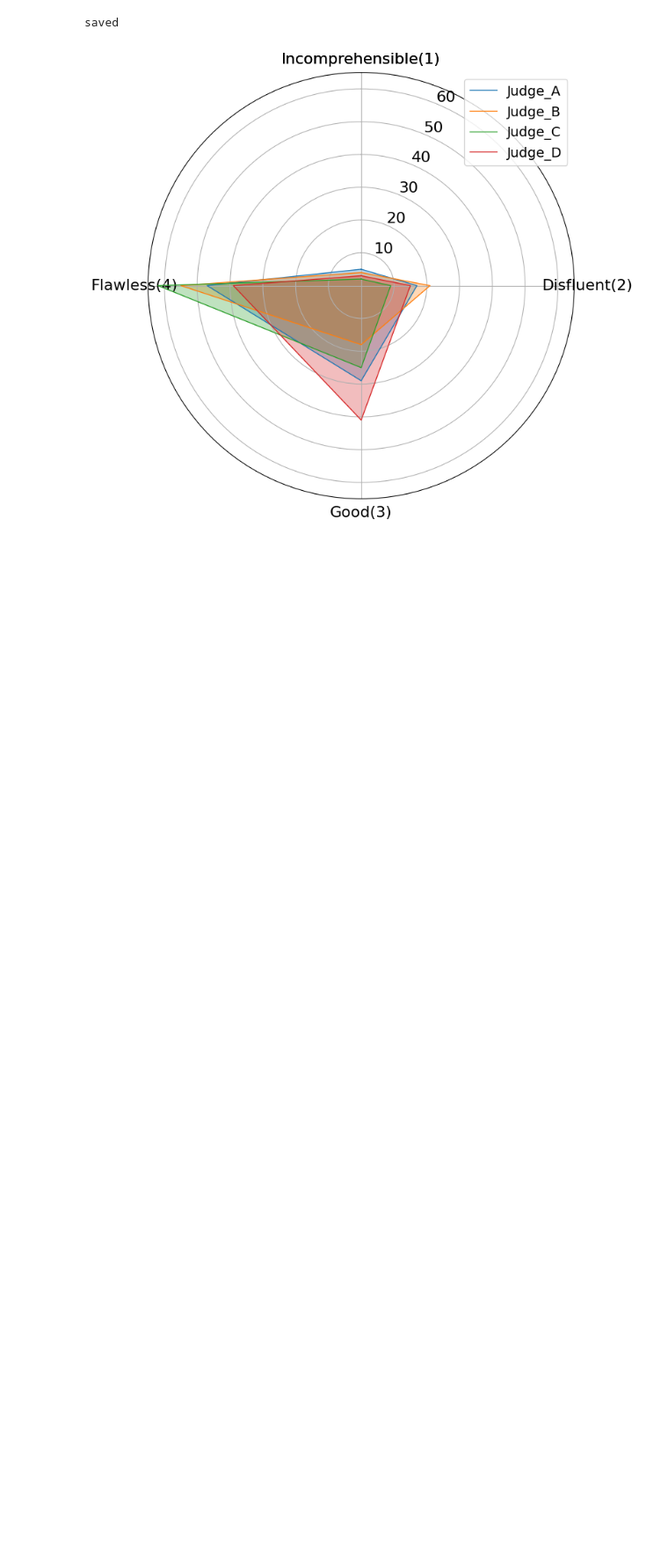
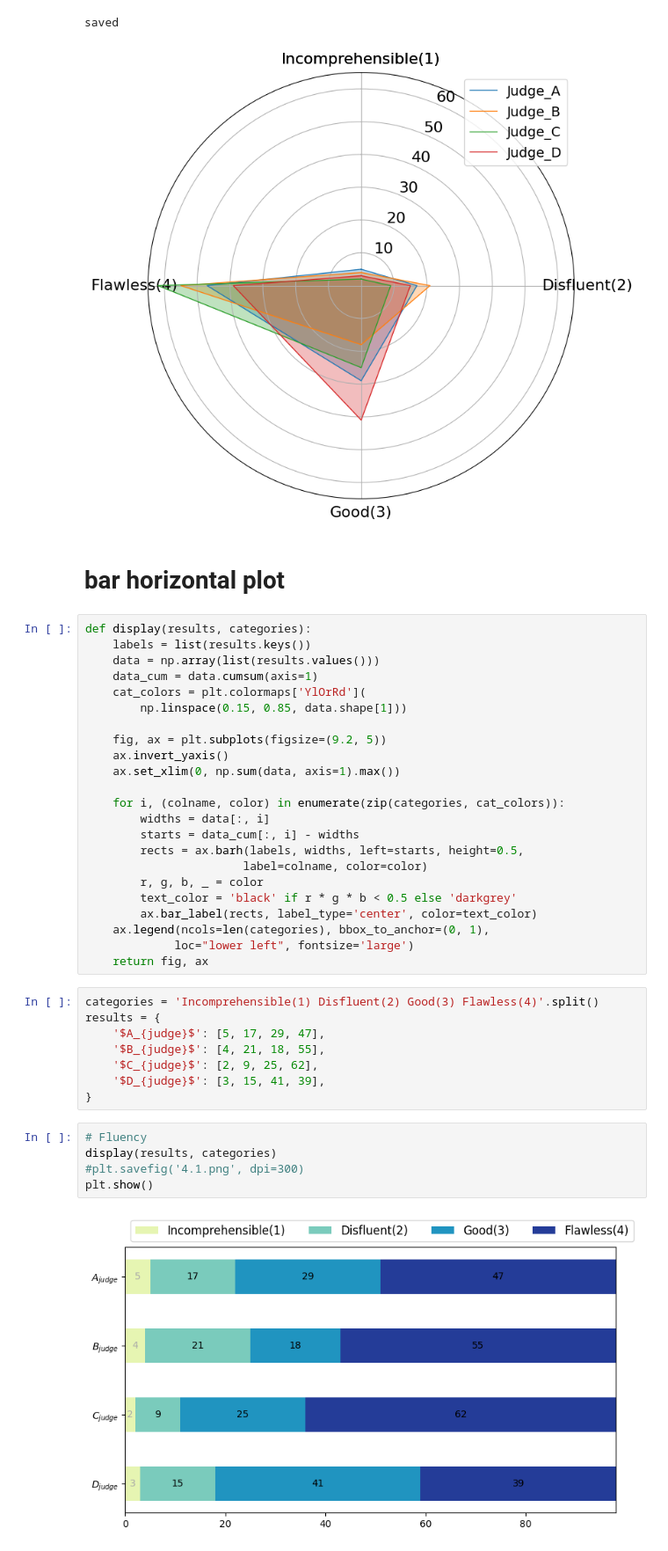
Before and after one commit to trotacodigos/ES-KO_NMT_Evaluation, a Jupyter notebook: display.ipynb, the cells around one changed output. Shown at 88% size. Cells and saved outputs as stored; diff of their text form; blank space fills up the shorter version.

Commit message:
displaying

```diff
--- a/radar_plot.ipynb
+++ b/display.ipynb
@@ -106,3 +108,43 @@ radar_plot(fl_theta, data, fname)
 # %% [output]
 saved
 [figure]
+# %% [markdown]
+# bar horizontal plot
+# %%
+def display(results, categories):
+    labels = list(results.keys())
+    data = np.array(list(results.values()))
+    data_cum = data.cumsum(axis=1)
+    cat_colors = plt.colormaps['YlOrRd'](
+        np.linspace(0.15, 0.85, data.shape[1]))
+
+    fig, ax = plt.subplots(figsize=(9.2, 5))
+    ax.invert_yaxis()
+    ax.set_xlim(0, np.sum(data, axis=1).max())
+
+    for i, (colname, color) in enumerate(zip(categories, cat_colors)):
+        widths = data[:, i]
+        starts = data_cum[:, i] - widths
+        rects = ax.barh(labels, widths, left=starts, height=0.5,
+                       label=colname, color=color)
+        r, g, b, _ = color
+        text_color = 'black' if r * g * b < 0.5 else 'darkgrey'
+        ax.bar_label(rects, label_type='center', color=text_color)
+    ax.legend(ncols=len(categories), bbox_to_anchor=(0, 1),
+             loc="lower left", fontsize='large')
+    return fig, ax
+# %%
+categories = 'Incomprehensible(1) Disfluent(2) Good(3) Flawless(4)'.split()
+results = {
+    '$A_{judge}$': [5, 17, 29, 47],
+    '$B_{judge}$': [4, 21, 18, 55],
+    '$C_{judge}$': [2, 9, 25, 62],
+    '$D_{judge}$': [3, 15, 41, 39],
+}
+# %%
+# Fluency
+display(results, categories)
+#plt.savefig('4.1.png', dpi=300)
+plt.show()
+# %% [output]
+[figure, added]
```
Also changed, not shown: parts of 5 cells of this notebook, 1 other file.
